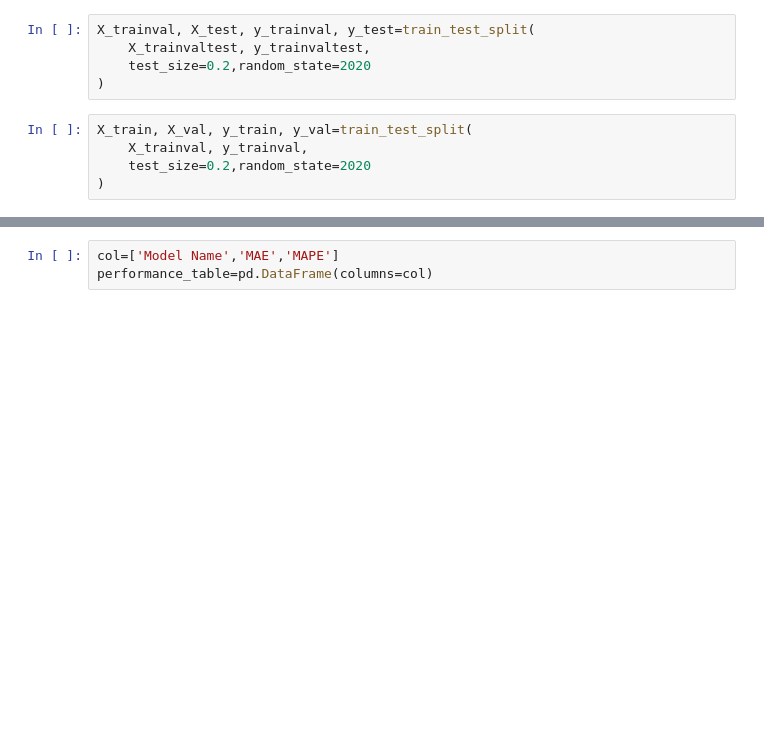
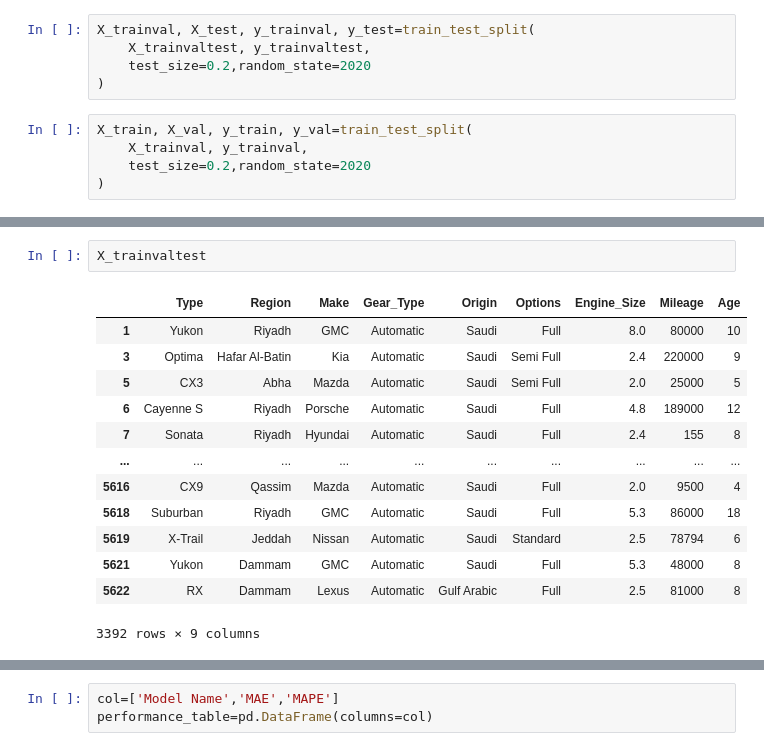
Before and after one commit to abiyasad2/Project-3-Purwadhika-DataSci, a Jupyter notebook: Capstone_3 work.ipynb, the cells around one changed output, grey strips where cells are left out. Saved outputs shown, nothing was run; the diff lists cells and outputs as text; blank space fills up the shorter version.

```diff
--- a/Capstone_3 work.ipynb
+++ b/Capstone_3 work.ipynb
@@ -431,3 +421,19 @@ X_train
+# %%
+X_trainvaltest
+# %% [output]
+|  | Type | Region | Make | Gear_Type | Origin | Options | Engine_Size | Mileage | Age |
+| 1 | Yukon | Riyadh | GMC | Automatic | Saudi | Full | 8.0 | 80000 | 10 |
+| 3 | Optima | Hafar Al-Batin | Kia | Automatic | Saudi | Semi Full | 2.4 | 220000 | 9 |
+| 5 | CX3 | Abha | Mazda | Automatic | Saudi | Semi Full | 2.0 | 25000 | 5 |
+| 6 | Cayenne S | Riyadh | Porsche | Automatic | Saudi | Full | 4.8 | 189000 | 12 |
+| 7 | Sonata | Riyadh | Hyundai | Automatic | Saudi | Full | 2.4 | 155 | 8 |
+| ... | ... | ... | ... | ... | ... | ... | ... | ... | ... |
+| 5616 | CX9 | Qassim | Mazda | Automatic | Saudi | Full | 2.0 | 9500 | 4 |
+| 5618 | Suburban | Riyadh | GMC | Automatic | Saudi | Full | 5.3 | 86000 | 18 |
+| 5619 | X-Trail | Jeddah | Nissan | Automatic | Saudi | Standard | 2.5 | 78794 | 6 |
+| 5621 | Yukon | Dammam | GMC | Automatic | Saudi | Full | 5.3 | 48000 | 8 |
+| 5622 | RX | Dammam | Lexus | Automatic | Gulf Arabic | Full | 2.5 | 81000 | 8 |
+3392 rows × 9 columns
 # %% [markdown]
 #### Benchmark Model
 
```
Also changed, not shown: parts of 23 cells of this notebook.
